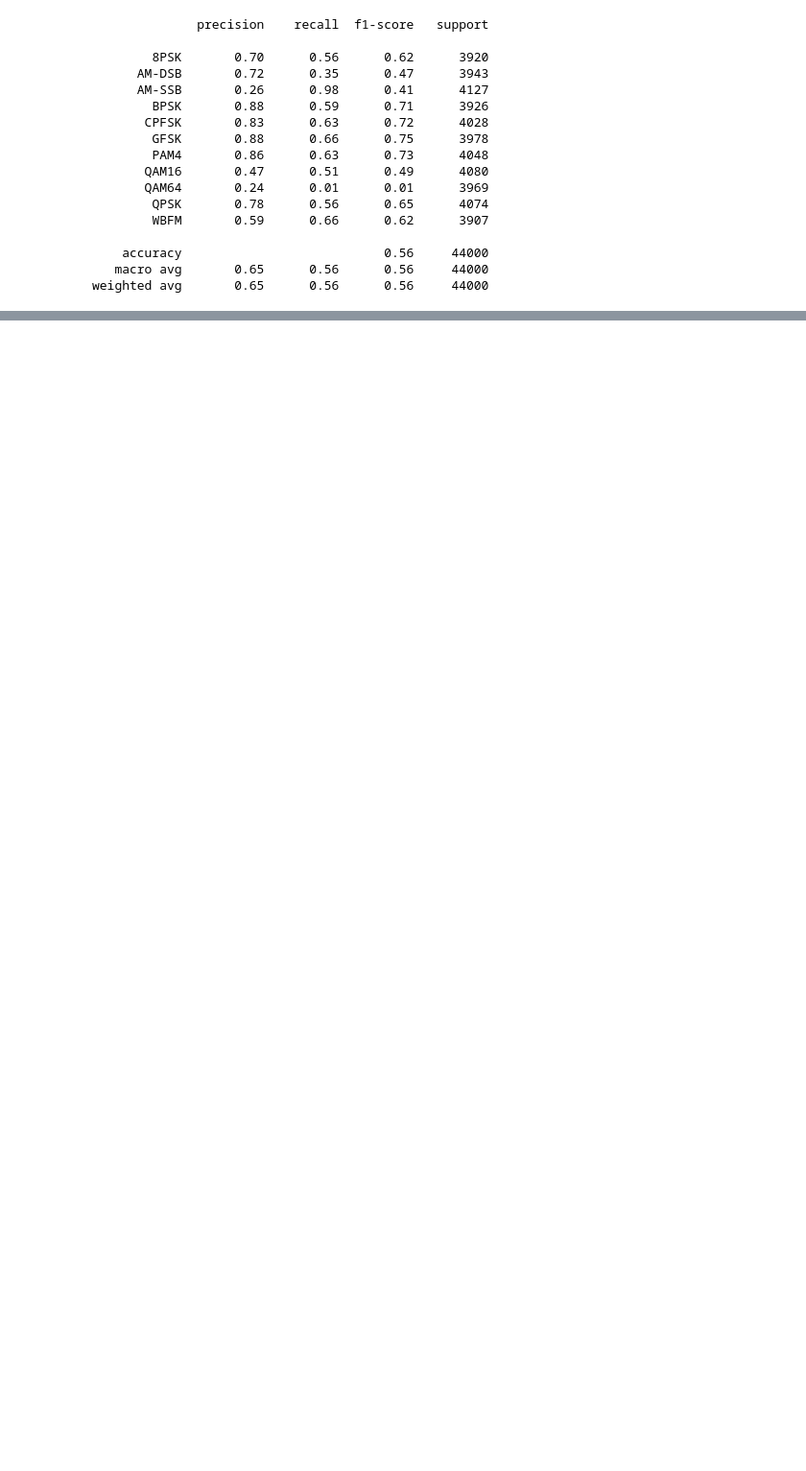
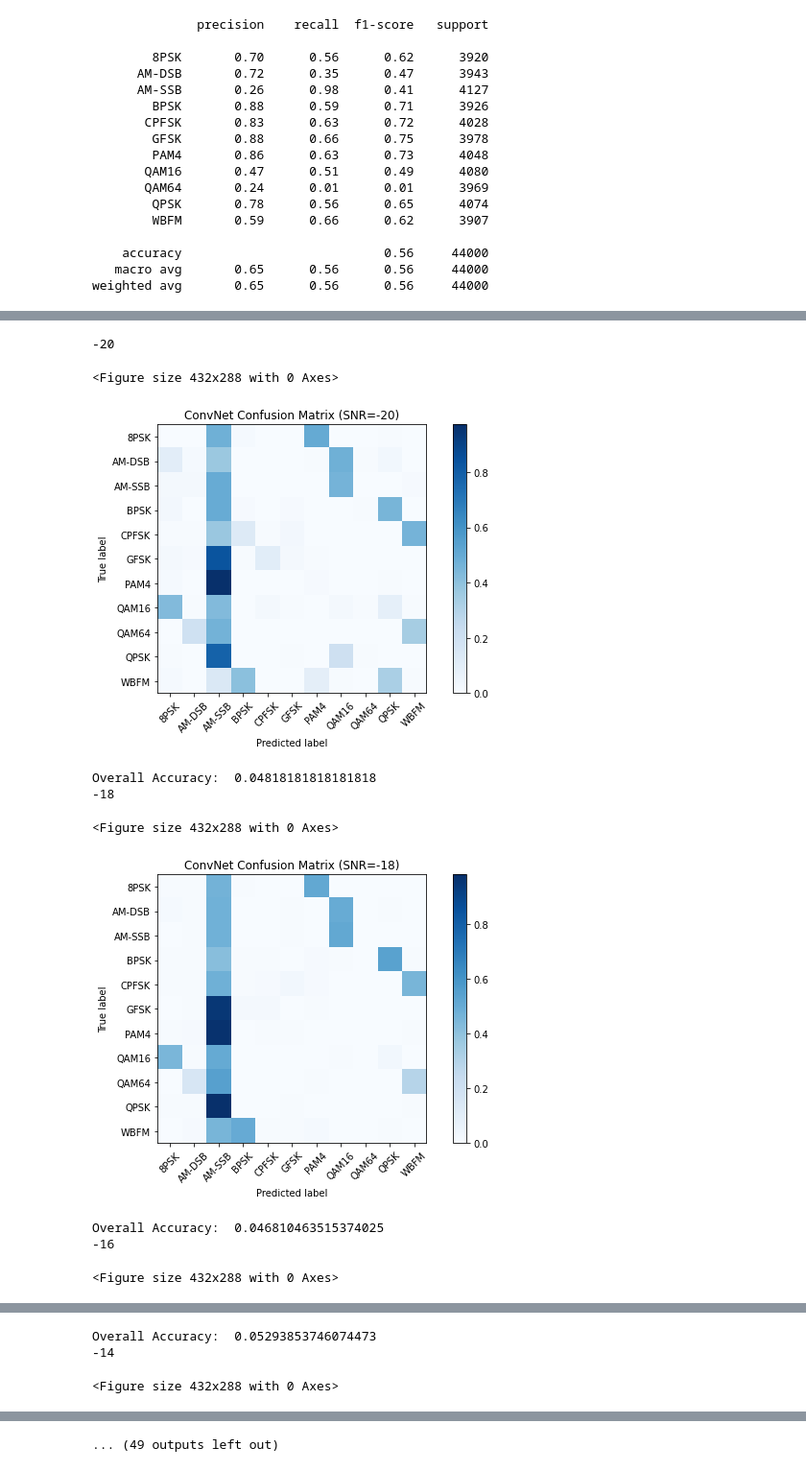
Before and after one commit to jdcneto/Modulation-Classification, a Jupyter notebook: Modulation_Classification.ipynb, the cells around one changed output, grey strips where cells are left out. Shown at 96% size. Saved outputs shown, nothing was run; the diff lists cells and outputs as text; code cells hidden in the pictures; blank space fills up the shorter version.

```diff
--- a/Modulation_Classification.ipynb
+++ b/Modulation_Classification.ipynb
@@ -382,3 +382,16 @@ print(report)
     accuracy                           0.56     44000
    macro avg       0.65      0.56      0.56     44000
 weighted avg       0.65      0.56      0.56     44000
+# %%
+def make_prediction(y):
+  with torch.no_grad():
+
+    # Retrieve item
+    y = y.to(device=device)
+    # Generate prediction
+    prediction = model(y)
+
+    # Predicted class value using argmax
+    _, predicted_class = torch.max(prediction, dim=1)
+
+  return predicted_class.cpu().numpy()
@@ -384,0 +400,35 @@ weighted avg       0.65      0.56      0.56     44000
+# %%
+acc = {}
+for snr in snrs:
+    print(snr)
+    # extract classes @ SNR
+    test_SNRs = list(map(lambda x: lbl[x][1], test_idx))
+    test_X_i = x_test[np.where(np.array(test_SNRs)==snr)]
+    test_Y_i = test_labels[np.where(np.array(test_SNRs)==snr)]
+
+    # estimate classes
+    test_Y_i_hat = make_prediction(test_X_i)
+    confnorm = np.zeros([len(mods),len(mods)])
+
+    cm = confusion_matrix(test_Y_i, test_Y_i_hat)
+
+    for i in range(0,len(mods)):
+        confnorm[i,:] = cm[i,:] / np.sum(cm[i,:])
+    plt.figure()
+    plot_confusion_matrix(confnorm, labels=mods, title="ConvNet Confusion Matrix (SNR=%d)"%(snr));
+
+    cor = np.sum(np.diag(cm))
+    ncor = np.sum(cm) - cor
+    print("Overall Accuracy: ", cor / (cor+ncor))
+    acc[snr] = 1.0*cor/(cor+ncor)
+# %% [output]
+-20
+<Figure size 432x288 with 0 Axes>
+[figure, added]
+Overall Accuracy:  0.04818181818181818
+-18
+<Figure size 432x288 with 0 Axes>
+[figure, added]
+Overall Accuracy:  0.046810463515374025
+-16
+<Figure size 432x288 with 0 Axes>
@@ -384,0 +436,3 @@ weighted avg       0.65      0.56      0.56     44000
+Overall Accuracy:  0.05293853746074473
+-14
+<Figure size 432x288 with 0 Axes>
@@ -384,0 +440 @@ weighted avg       0.65      0.56      0.56     44000
+... (49 outputs left out)
```
Also changed, not shown: parts of 4 cells of this notebook.
